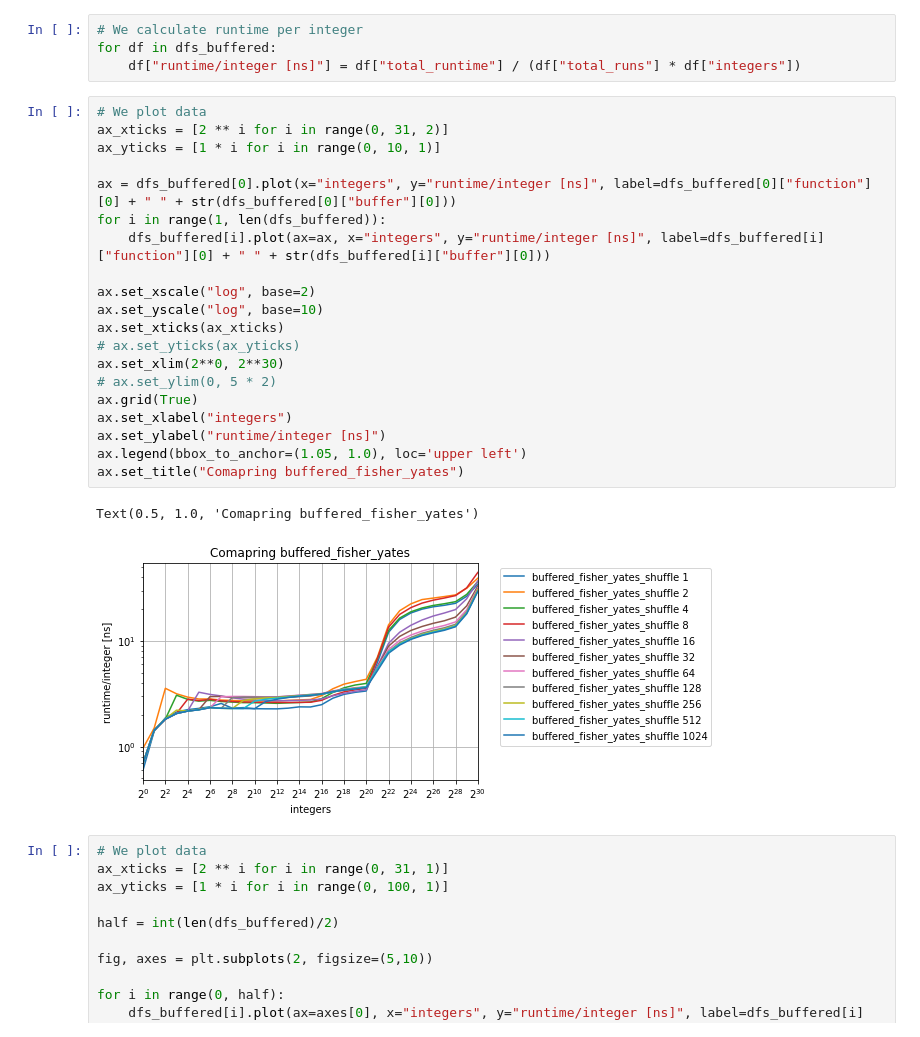
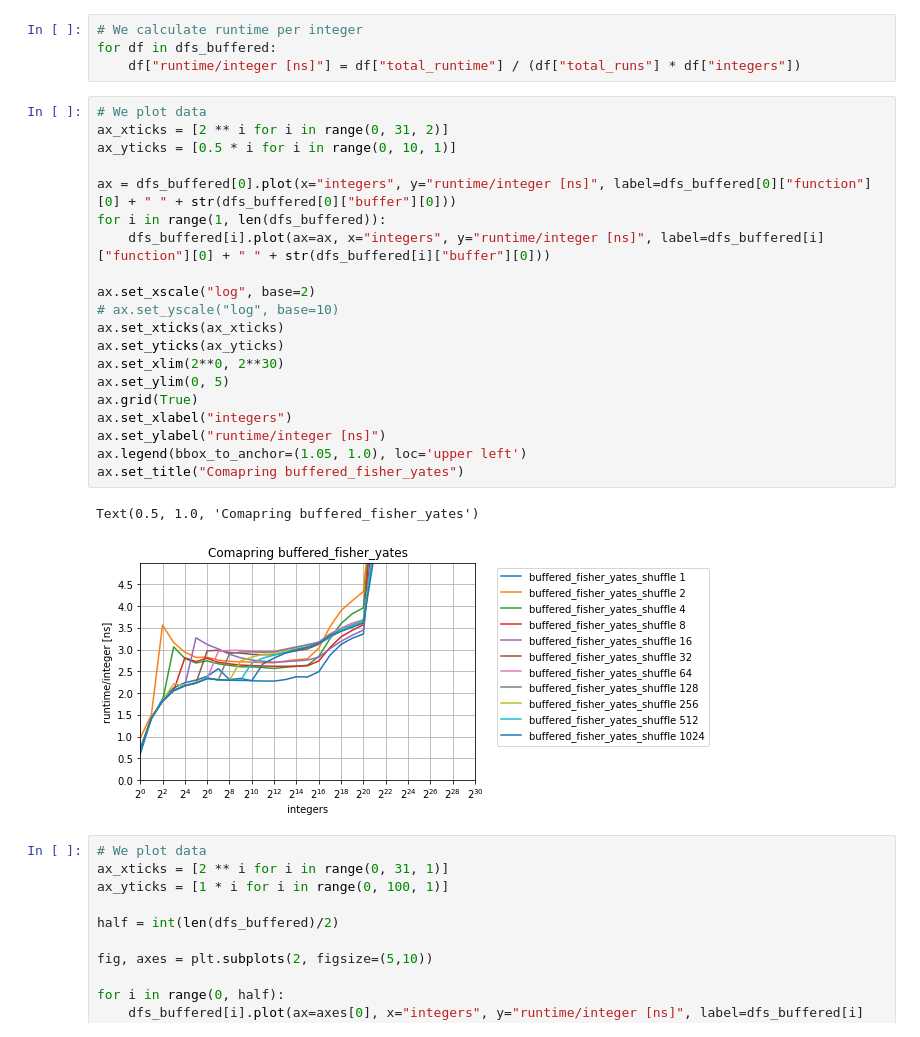
Before and after one commit to pengilton/cip_shuffle, a Jupyter notebook: benchmarks/evaluation/08_analysis_buffered.ipynb, the cells around one changed output. Cells and saved outputs as stored; diff of their text form.

```diff
--- a/benchmarks/evaluation/08_analysis_buffered.ipynb
+++ b/benchmarks/evaluation/08_analysis_buffered.ipynb
@@ -37,26 +37,26 @@ for df in dfs_buffered:
 # %%
 # We plot data
 ax_xticks = [2 ** i for i in range(0, 31, 2)]
-ax_yticks = [1 * i for i in range(0, 10, 1)]
+ax_yticks = [0.5 * i for i in range(0, 10, 1)]
 
 ax = dfs_buffered[0].plot(x="integers", y="runtime/integer [ns]", label=dfs_buffered[0]["function"][0] + " " + str(dfs_buffered[0]["buffer"][0]))
 for i in range(1, len(dfs_buffered)):
     dfs_buffered[i].plot(ax=ax, x="integers", y="runtime/integer [ns]", label=dfs_buffered[i]["function"][0] + " " + str(dfs_buffered[i]["buffer"][0]))
 
 ax.set_xscale("log", base=2)
-ax.set_yscale("log", base=10)
+# ax.set_yscale("log", base=10)
 ax.set_xticks(ax_xticks)
-# ax.set_yticks(ax_yticks)
+ax.set_yticks(ax_yticks)
 ax.set_xlim(2**0, 2**30)
-# ax.set_ylim(0, 5 * 2)
+ax.set_ylim(0, 5)
 ax.grid(True)
 ax.set_xlabel("integers")
 ax.set_ylabel("runtime/integer [ns]")
 ax.legend(bbox_to_anchor=(1.05, 1.0), loc='upper left')
 ax.set_title("Comapring buffered_fisher_yates")
 # %% [output]
 Text(0.5, 1.0, 'Comapring buffered_fisher_yates')
-[figure, old version]
+[figure, new version]
 # %%
 # We plot data
 ax_xticks = [2 ** i for i in range(0, 31, 1)]
```
Also changed, not shown: parts of 1 cell of this notebook, 17 other files.
